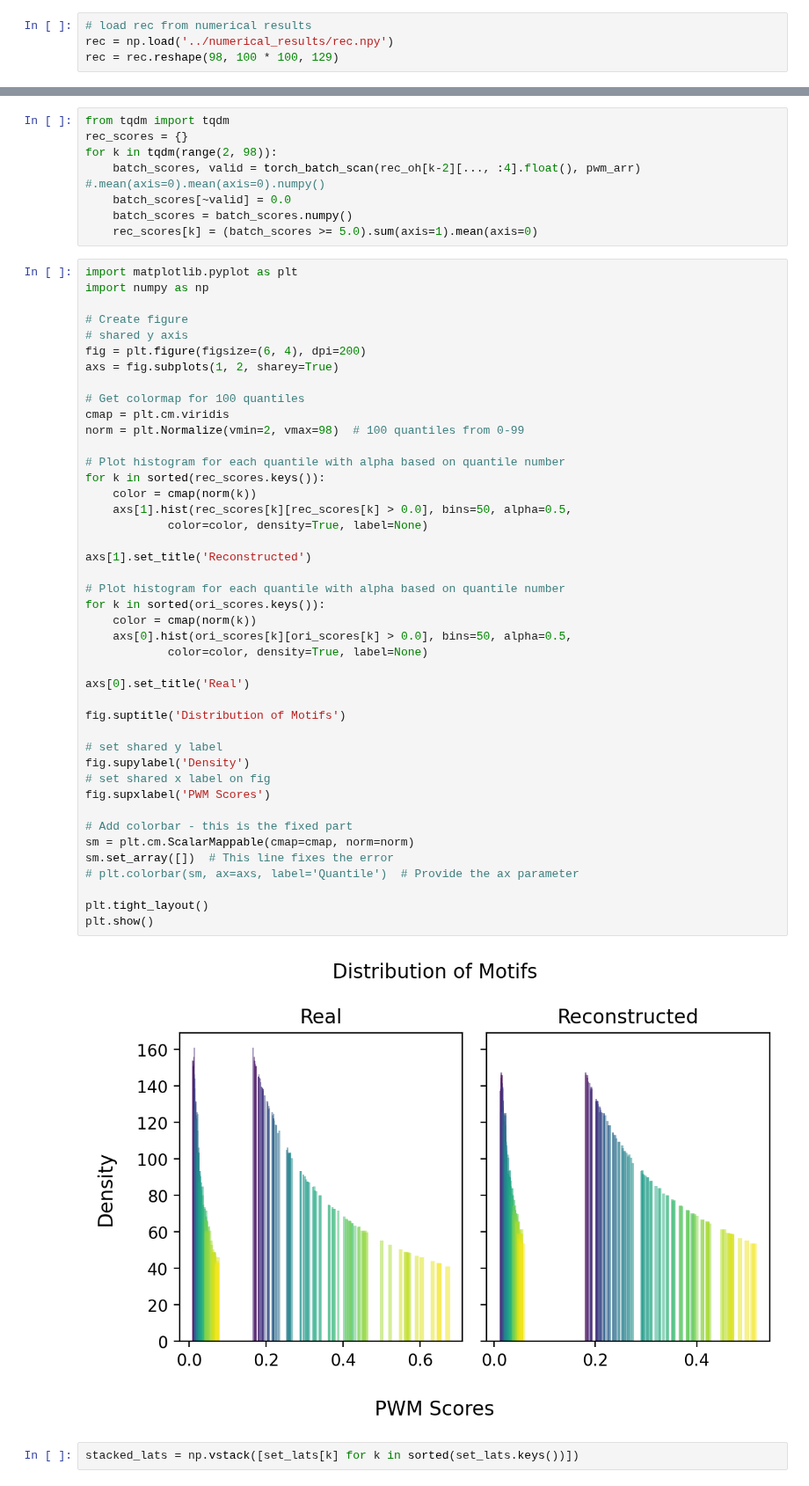
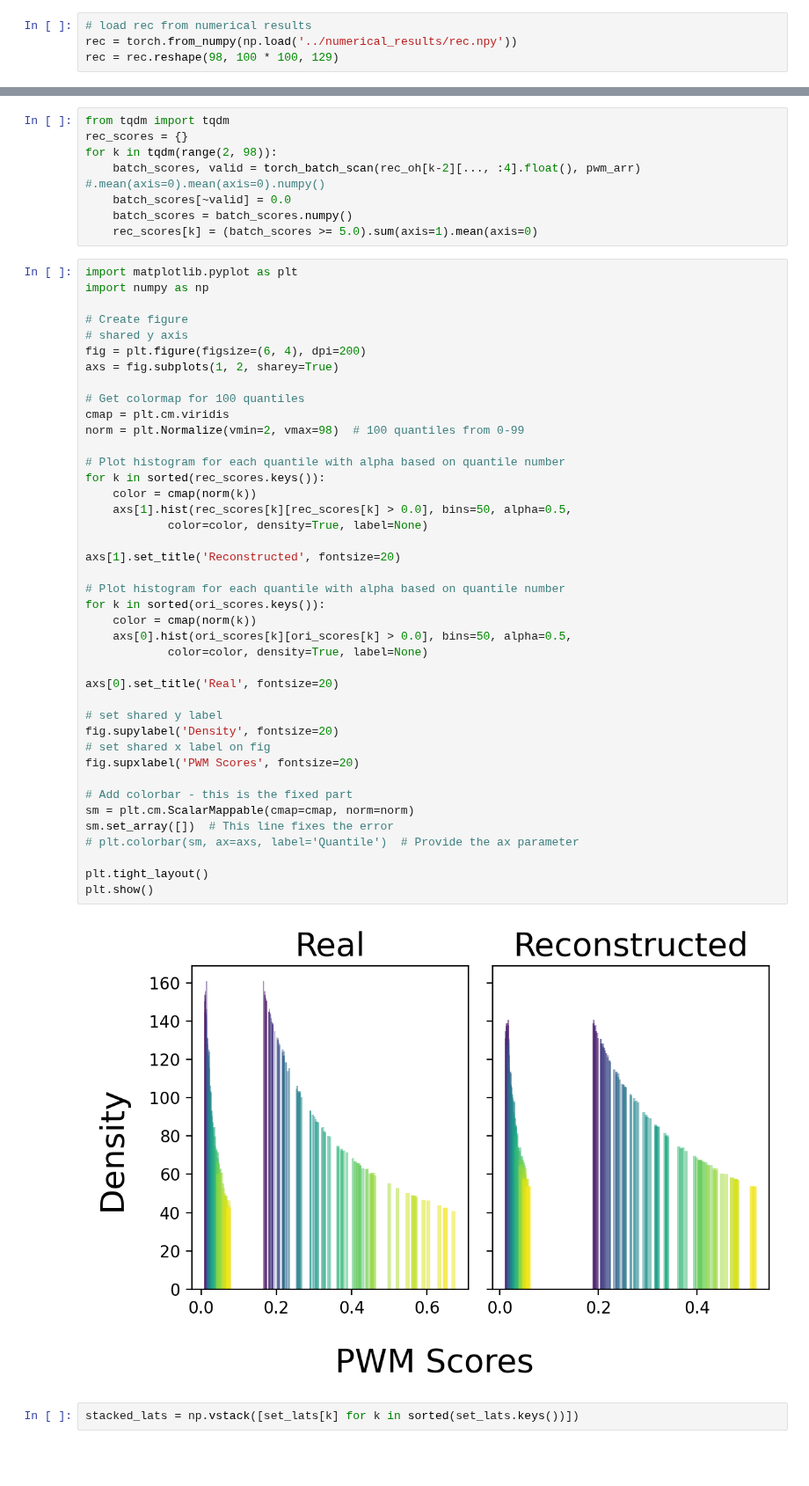
Before and after one commit to njwfish/DistributionEmbeddings, a Jupyter notebook: notebooks/gpra.ipynb, the cells around one changed output, grey strips where cells are left out. Shown at 88% size. Saved outputs shown, nothing was run; the diff lists cells and outputs as text; blank space fills up the shorter version.

```diff
--- a/notebooks/gpra.ipynb
+++ b/notebooks/gpra.ipynb
@@ -275,7 +256,7 @@ with torch.no_grad():
 rec = rec.reshape(98, 100 * 100, 129)
 # %%
 # load rec from numerical results
-rec = np.load('../numerical_results/rec.npy')
+rec = torch.from_numpy(np.load('../numerical_results/rec.npy'))
 rec = rec.reshape(98, 100 * 100, 129)
 # %%
 # save rec
@@ -340,40 +321,38 @@ axs = fig.subplots(1, 2, sharey=True)
 
 # Get colormap for 100 quantiles
 cmap = plt.cm.viridis
 norm = plt.Normalize(vmin=2, vmax=98)  # 100 quantiles from 0-99
 
 # Plot histogram for each quantile with alpha based on quantile number
 for k in sorted(rec_scores.keys()):
     color = cmap(norm(k))
     axs[1].hist(rec_scores[k][rec_scores[k] > 0.0], bins=50, alpha=0.5,
             color=color, density=True, label=None)
 
-axs[1].set_title('Reconstructed')
+axs[1].set_title('Reconstructed', fontsize=20)
 
 # Plot histogram for each quantile with alpha based on quantile number
 for k in sorted(ori_scores.keys()):
     color = cmap(norm(k))
     axs[0].hist(ori_scores[k][ori_scores[k] > 0.0], bins=50, alpha=0.5,
             color=color, density=True, label=None)
 
-axs[0].set_title('Real')
-
-fig.suptitle('Distribution of Motifs')
+axs[0].set_title('Real', fontsize=20)
 
 # set shared y label
-fig.supylabel('Density')
+fig.supylabel('Density', fontsize=20)
 # set shared x label on fig
-fig.supxlabel('PWM Scores')
+fig.supxlabel('PWM Scores', fontsize=20)
 
 # Add colorbar - this is the fixed part
 sm = plt.cm.ScalarMappable(cmap=cmap, norm=norm)
 sm.set_array([])  # This line fixes the error
 # plt.colorbar(sm, ax=axs, label='Quantile')  # Provide the ax parameter
 
 plt.tight_layout()
 plt.show()
 # %% [output]
-[figure, old version]
+[figure, new version]
 # %%
 stacked_lats = np.vstack([set_lats[k] for k in sorted(set_lats.keys())])
 # %%
```
Also changed, not shown: parts of 8 cells of this notebook, 1 other file.
